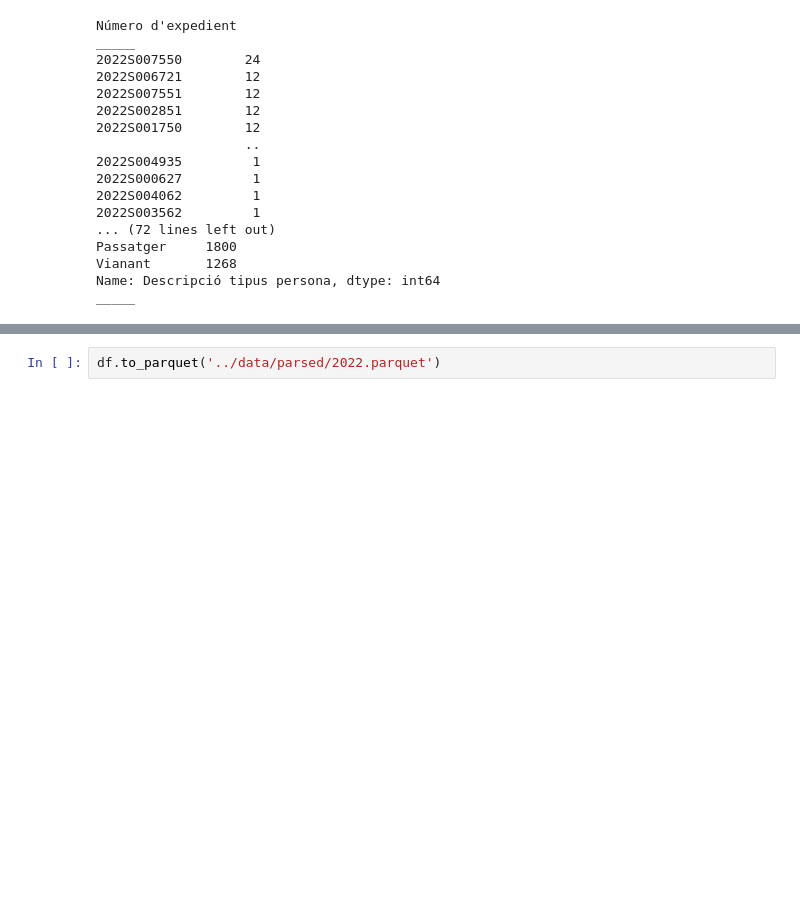
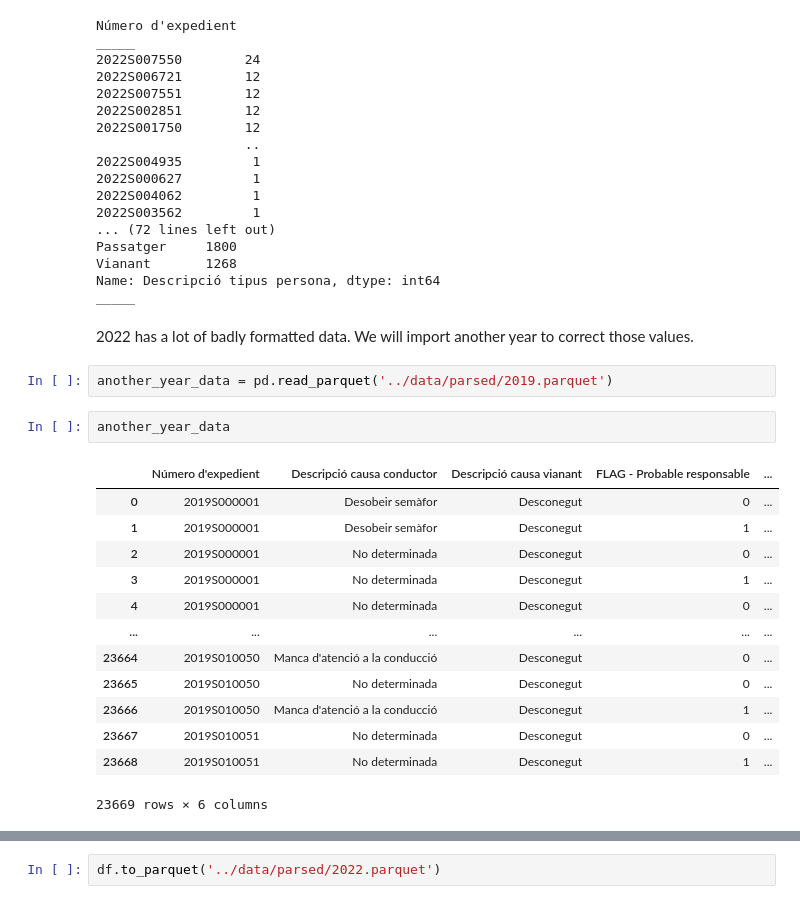
Before and after one commit to vprymidis/er_dades, a Jupyter notebook: notebooks/Accidents/notebooks/Parse_files.ipynb, the cells around one changed output, grey strips where cells are left out. Saved outputs shown, nothing was run; the diff lists cells and outputs as text; blank space fills up the shorter version.

Commit message:
vassilis corrected values

```diff
--- a/notebooks/Accidents/notebooks/Parse_files.ipynb
+++ b/notebooks/Accidents/notebooks/Parse_files.ipynb
@@ -227,3 +223,23 @@ Passatger     1800
 Vianant       1268
 Name: Descripció tipus persona, dtype: int64
 _____
+# %% [markdown]
+2022 has a lot of badly formatted data. We will import another year to correct those values.
+# %%
+another_year_data = pd.read_parquet('../data/parsed/2019.parquet')
+# %%
+another_year_data
+# %% [output]
+|  | Número d'expedient | Descripció causa conductor | Descripció causa vianant | FLAG - Probable responsable | ... |
+| 0 | 2019S000001 | Desobeir semàfor | Desconegut | 0 | ... |
+| 1 | 2019S000001 | Desobeir semàfor | Desconegut | 1 | ... |
+| 2 | 2019S000001 | No determinada | Desconegut | 0 | ... |
+| 3 | 2019S000001 | No determinada | Desconegut | 1 | ... |
+| 4 | 2019S000001 | No determinada | Desconegut | 0 | ... |
+| ... | ... | ... | ... | ... | ... |
+| 23664 | 2019S010050 | Manca d'atenció a la conducció | Desconegut | 0 | ... |
+| 23665 | 2019S010050 | No determinada | Desconegut | 0 | ... |
+| 23666 | 2019S010050 | Manca d'atenció a la conducció | Desconegut | 1 | ... |
+| 23667 | 2019S010051 | No determinada | Desconegut | 0 | ... |
+| 23668 | 2019S010051 | No determinada | Desconegut | 1 | ... |
+23669 rows × 6 columns
```
Also changed, not shown: parts of 14 cells of this notebook, 1 other file.
